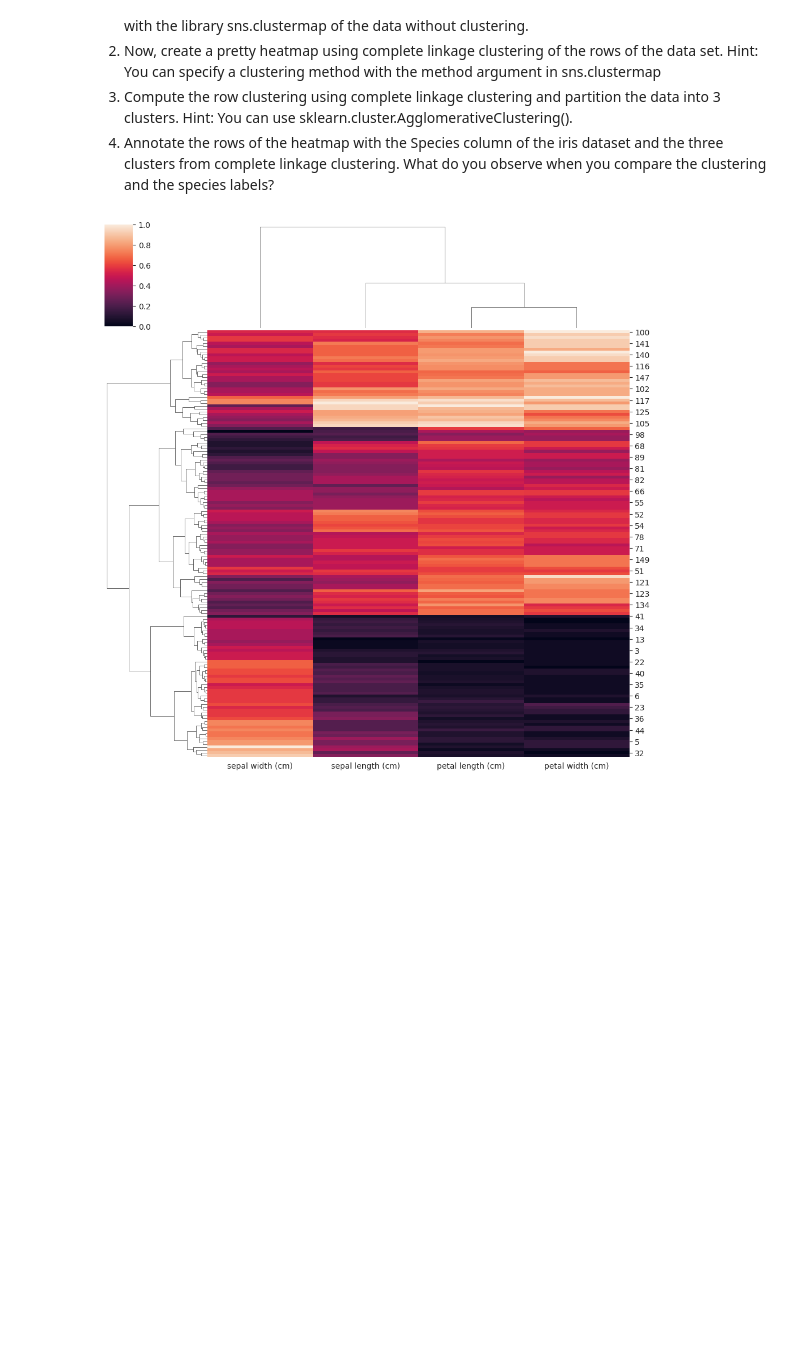
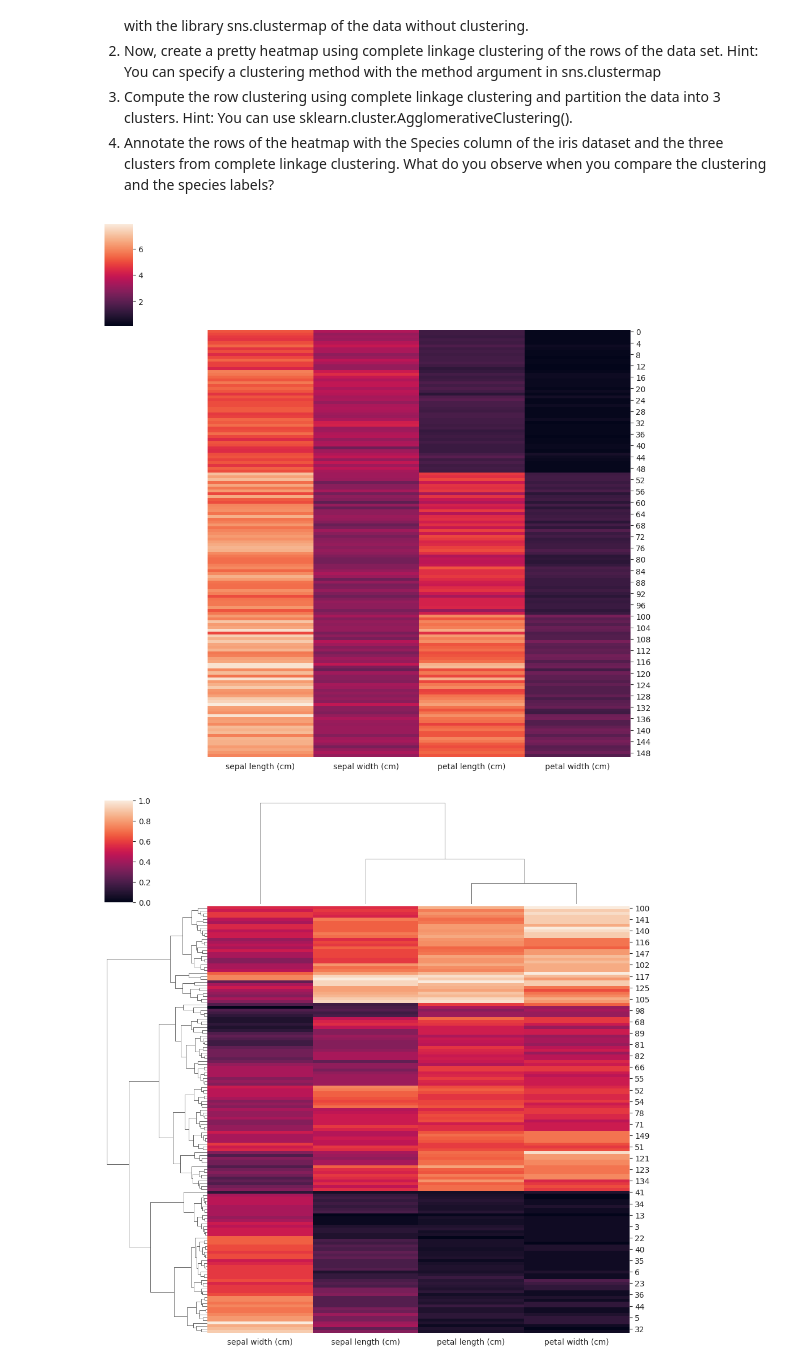
Before and after one commit to areiljan/DataScience, a Jupyter notebook: EX5/5.ipynb, the cells around one changed output. Drawn from its saved outputs; the diff is of its cells as text; code cells hidden in the pictures; blank space fills up the shorter version.

Commit message:
clustering and PC

```diff
--- a/EX5/5.ipynb
+++ b/EX5/5.ipynb
@@ -43,22 +45,45 @@ labels?
 # %%
 from sklearn.datasets import load_iris
 
 iris = load_iris(as_frame=True)
 iris_df = iris['frame']
 iris_df['target'] = ['setosa' if s==0 else 'versicolor' if s==1 else 'virginica' \
                   for s in iris['target']]
 numeric_df = iris_df.drop(columns=['target'])   # drop target for heatmap
 
 iris_df.head()
+
+sns.clustermap(numeric_df, row_cluster=False, col_cluster=False) # 1.
+
 sns.clustermap(
     numeric_df,
     standard_scale=1,
     row_cluster=True,
     col_cluster=True,
     method='complete' # complete linkage
-) # 1.
+) # 2.
+plt.show()
 
 x_iris = sklearn.preprocessing.StandardScaler().fit_transform(numeric_df. iloc[:,:-1])
-hc = sklearn.cluster.AgglomerativeClustering(n_clusters=3, linkage='complete').fit(x_iris) # 2.
+hc = sklearn.cluster.AgglomerativeClustering(n_clusters=3, linkage='complete').fit(x_iris) # 3.
+
+clusters = hc.labels_
+clusters[:10]
+
+iris_df["Cluster"] = clusters
+species_palette = {"setosa": "red", "versicolor": "green", "virginica": "blue"}
+cluster_palette = {0: "black", 1: "gray", 2: "orange"}
+row_colors = pd.DataFrame({
+    "target": iris_df["target"].map(species_palette),
+    "Cluster": iris_df["Cluster"].map(cluster_palette)
+})
+sns.clustermap(
+    numeric_df,
+    standard_scale=1,
+    method='complete',
+    row_colors=row_colors,
+)
+plt.show()
 # %% [output]
-[figure, old version]
+[figure, new version]
+[figure, added]
```
Also changed, not shown: parts of 16 cells of this notebook.
